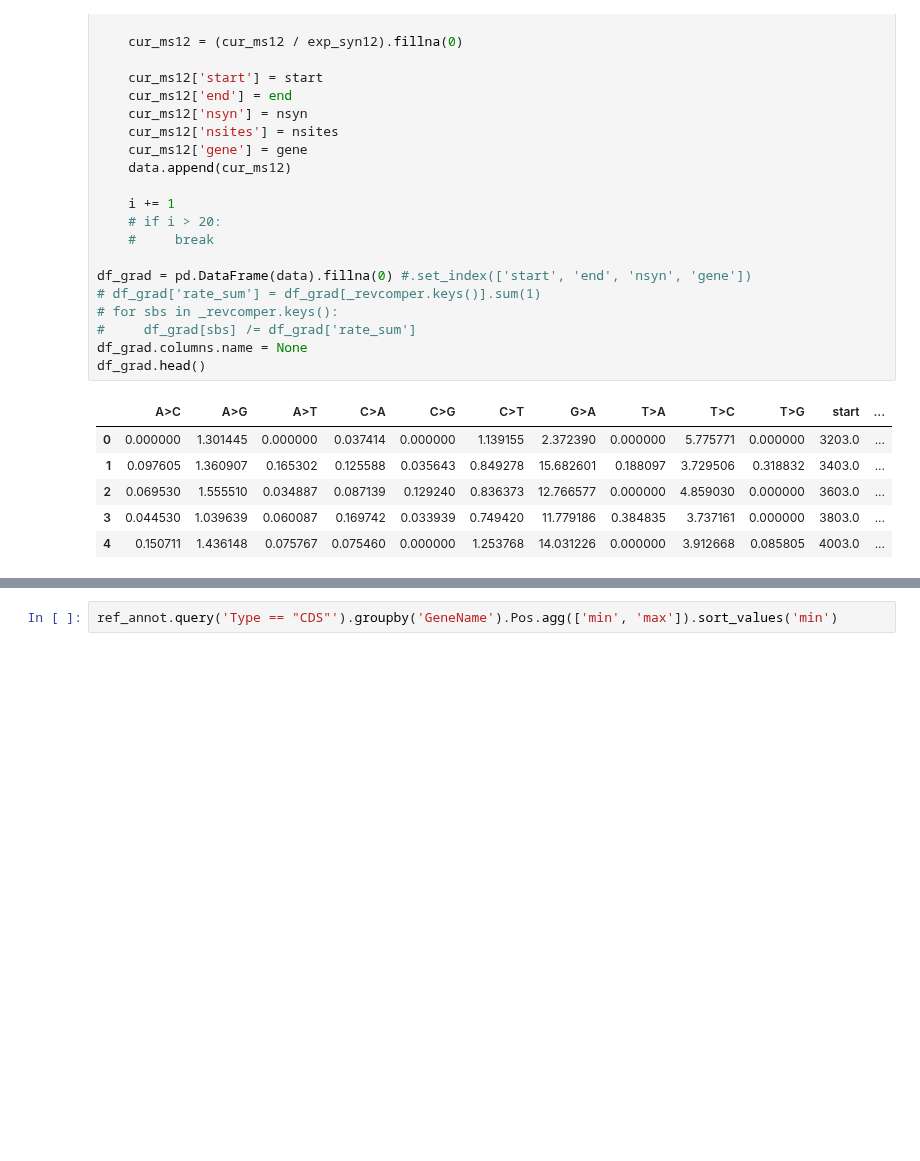
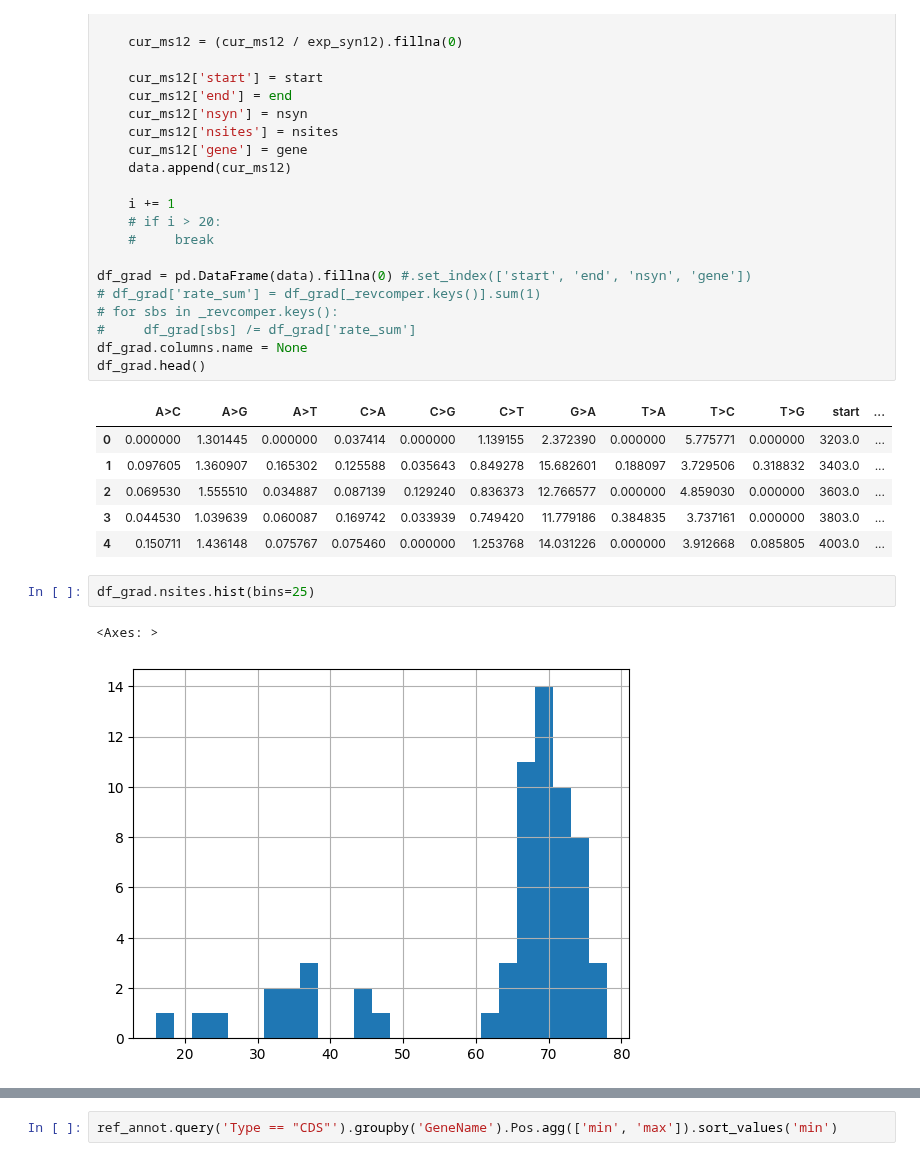
Before and after one commit to mitoclub/AminoAcidShift, a Jupyter notebook: human_germline.ipynb, the cells around one changed output, grey strips where cells are left out. Saved outputs shown, nothing was run; the diff lists cells and outputs as text; blank space fills up the shorter version.

```diff
--- a/human_germline.ipynb
+++ b/human_germline.ipynb
@@ -172,4 +172,9 @@ df_grad.head()
 | 2 | 0.069530 | 1.555510 | 0.034887 | 0.087139 | 0.129240 | 0.836373 | 12.766577 | 0.000000 | 4.859030 | 0.000000 | 3603.0 | ... |
 | 3 | 0.044530 | 1.039639 | 0.060087 | 0.169742 | 0.033939 | 0.749420 | 11.779186 | 0.384835 | 3.737161 | 0.000000 | 3803.0 | ... |
 | 4 | 0.150711 | 1.436148 | 0.075767 | 0.075460 | 0.000000 | 1.253768 | 14.031226 | 0.000000 | 3.912668 | 0.085805 | 4003.0 | ... |
+# %%
+df_grad.nsites.hist(bins=25)
+# %% [output]
+<Axes: >
+[figure, added]
 # %%
```
Also changed, not shown: parts of 2 cells of this notebook.
